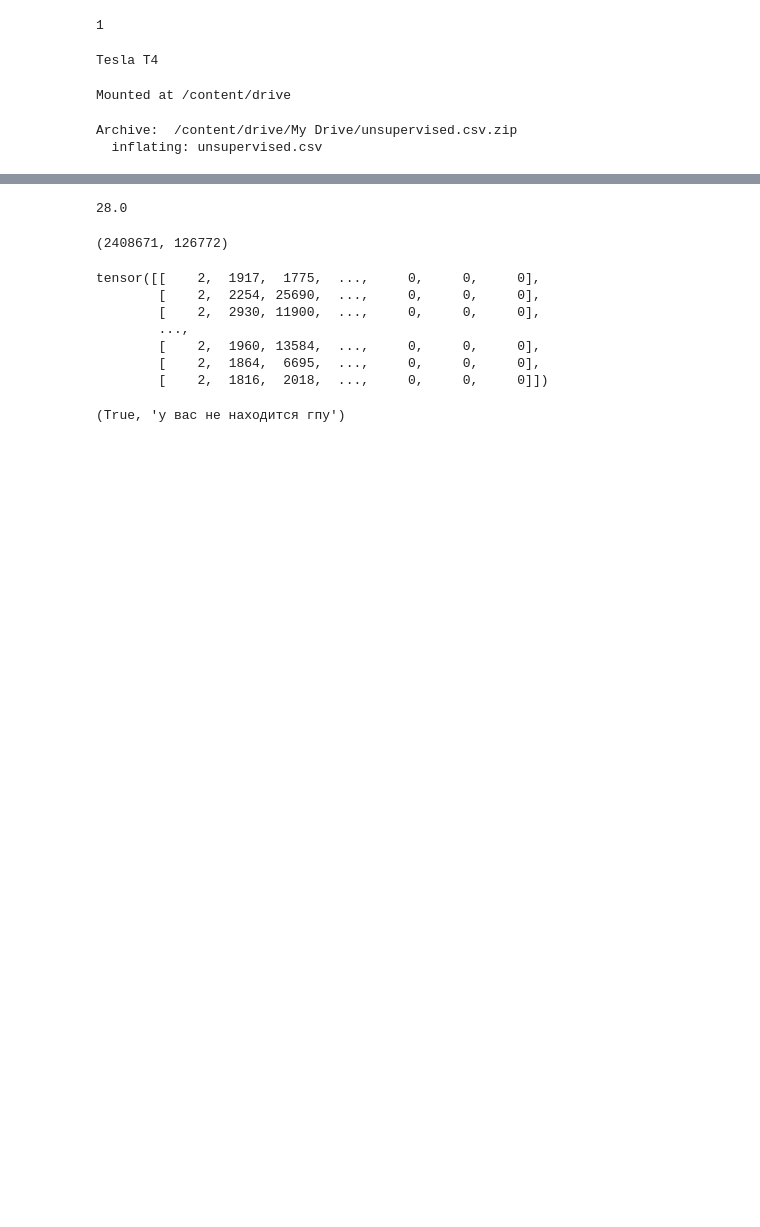
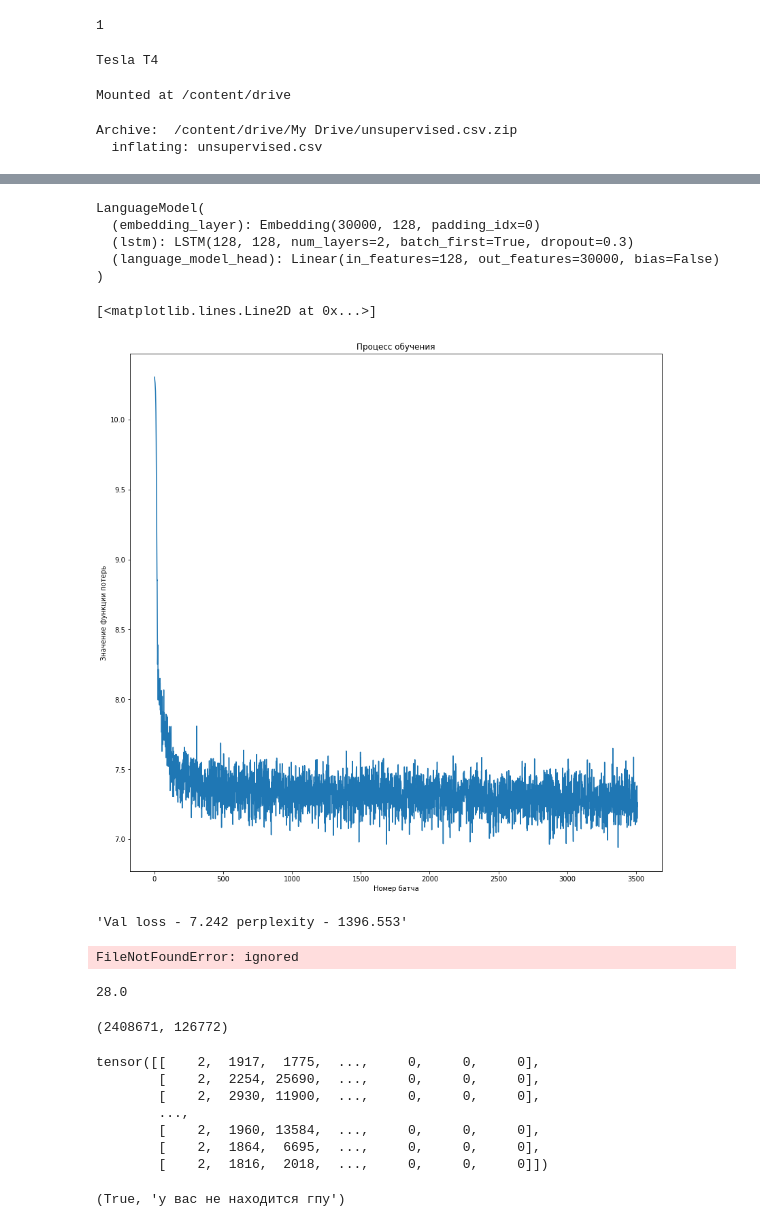
Before and after one commit to DmitryKutsev/DeepHW, a Jupyter notebook: hw3.ipynb, the cells around one changed output, grey strips where cells are left out. Saved outputs shown, nothing was run; the diff lists cells and outputs as text; code cells hidden in the pictures; blank space fills up the shorter version.

```diff
--- a/hw3.ipynb
+++ b/hw3.ipynb
@@ -81,0 +292,11 @@ tokenizer = yttm.BPE(model=model_path)
+# %%
+model = LanguageModel(vocab_size=vocab_size, embedding_dim=embedding_dim,
+                      model_dim=model_dim, num_layers=num_layers,
+                      dropout=dropout, padding_idx=pad_index)
+model.to(device)
+# %% [output]
+LanguageModel(
+  (embedding_layer): Embedding(30000, 128, padding_idx=0)
+  (lstm): LSTM(128, 128, num_layers=2, batch_first=True, dropout=0.3)
+  (language_model_head): Linear(in_features=128, out_features=30000, bias=False)
+)
@@ -81,0 +311,48 @@ tokenizer = yttm.BPE(model=model_path)
+# %%
+
+# функция для обучения одной эпохи
+# почти все как всегда
+
+def train(model, loader, criterion, optimizer, last_n_losses=500, verbose=True):
+
+    losses = []
+
+    progress_bar = tqdm(total=len(loader), disable=not verbose, desc='Train')
+
+    model.train()
+
+    for x, y in loader:
+
+        x = x.to(device)
+        y = y.to(device)
+
+        pred = model(x)
+
+        loss = criterion(pred.view(-1, pred.size(-1)), y.view(-1))
+
+        optimizer.zero_grad()
+        loss.backward()
+        optimizer.step()
+
+        losses.append(loss.item())
+
+        progress_bar.set_postfix(loss=np.mean(losses[-last_n_losses:]),
+                                 perplexity=np.exp(np.mean(losses[-last_n_losses:])))
+
+        progress_bar.update()
+
+    progress_bar.close()
+
+    return losses
+# %%
+epoch_losses = train(model, validation_loader, criterion, optimizer)
+# %%
+
+plt.figure(figsize=(14, 14))
+plt.xlabel('Номер батча')
+plt.ylabel('Значение функции потерь')
+plt.title('Процесс обучения')
+plt.plot(epoch_losses)
+# %% [output]
+[<matplotlib.lines.Line2D at 0x...>]
+[figure, added]
@@ -81,0 +388,6 @@ tokenizer = yttm.BPE(model=model_path)
+# %%
+
+val_losses = evaluate(model, validation_loader, criterion)
+f'Val loss - {np.mean(val_losses):.3f} perplexity - {np.exp(np.mean(val_losses)):.3f}'
+# %% [output]
+'Val loss - 7.242 perplexity - 1396.553'
@@ -88,6 +414,16 @@ for i_batch in tqdm(range(math.ceil(len(questions.question) / batch_size))):
 
     tokenized.extend(tokenizer.encode(
         list(questions.question[i_batch*batch_size:(i_batch+1)*batch_size]), bos=True, eos=True))
+# %%
+qa_data = list()
+
+with open('qa_data.jsonl') as file_object:
+    for line in file_object:
+        qa_data.append(json.loads(line.strip()))
+file_object.close()
+qa_data = qa_data[:math.ceil(len(qa_data)*0.4)]#!!!!
+# %% [output]
+FileNotFoundError: ignored
 # %%
 class LanguageModelData(torch.utils.data.Dataset):
 
```
Also changed, not shown: parts of 30 cells of this notebook.
